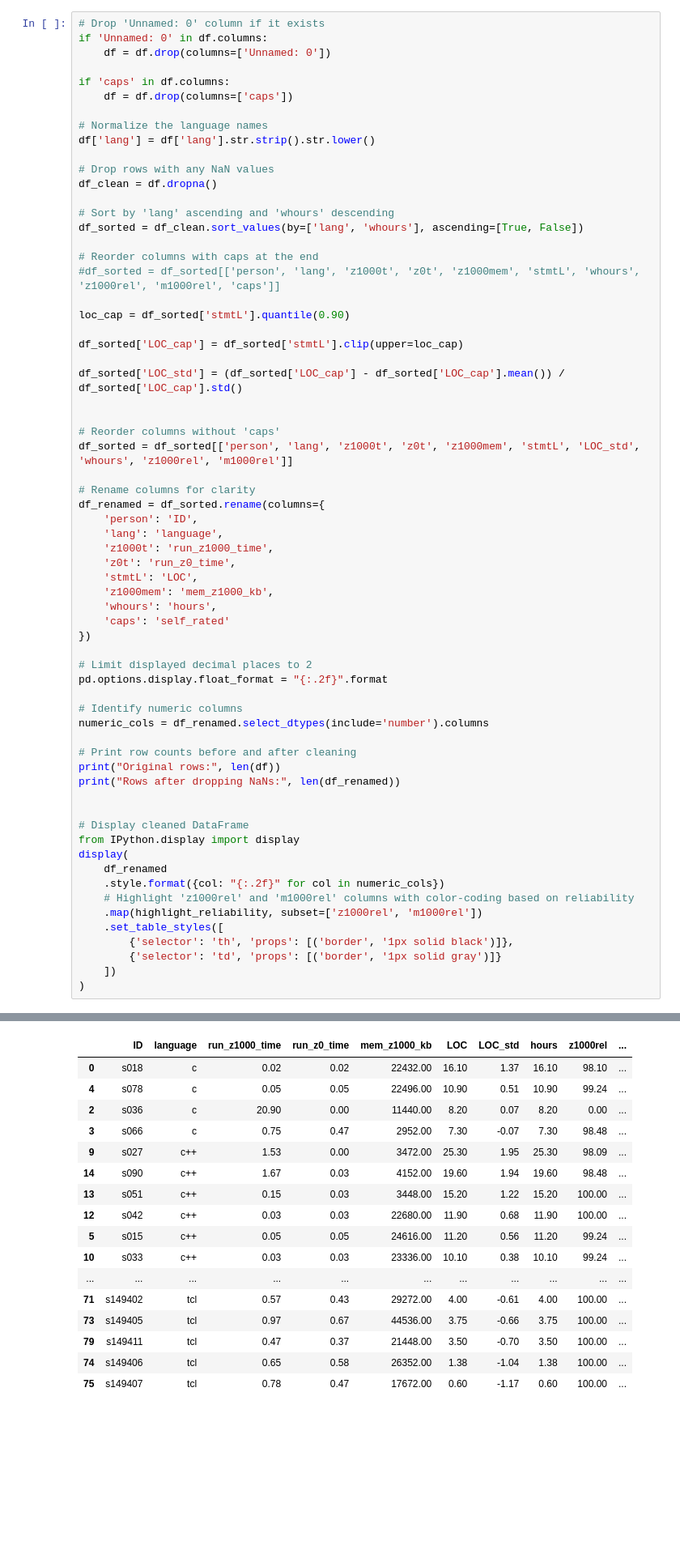
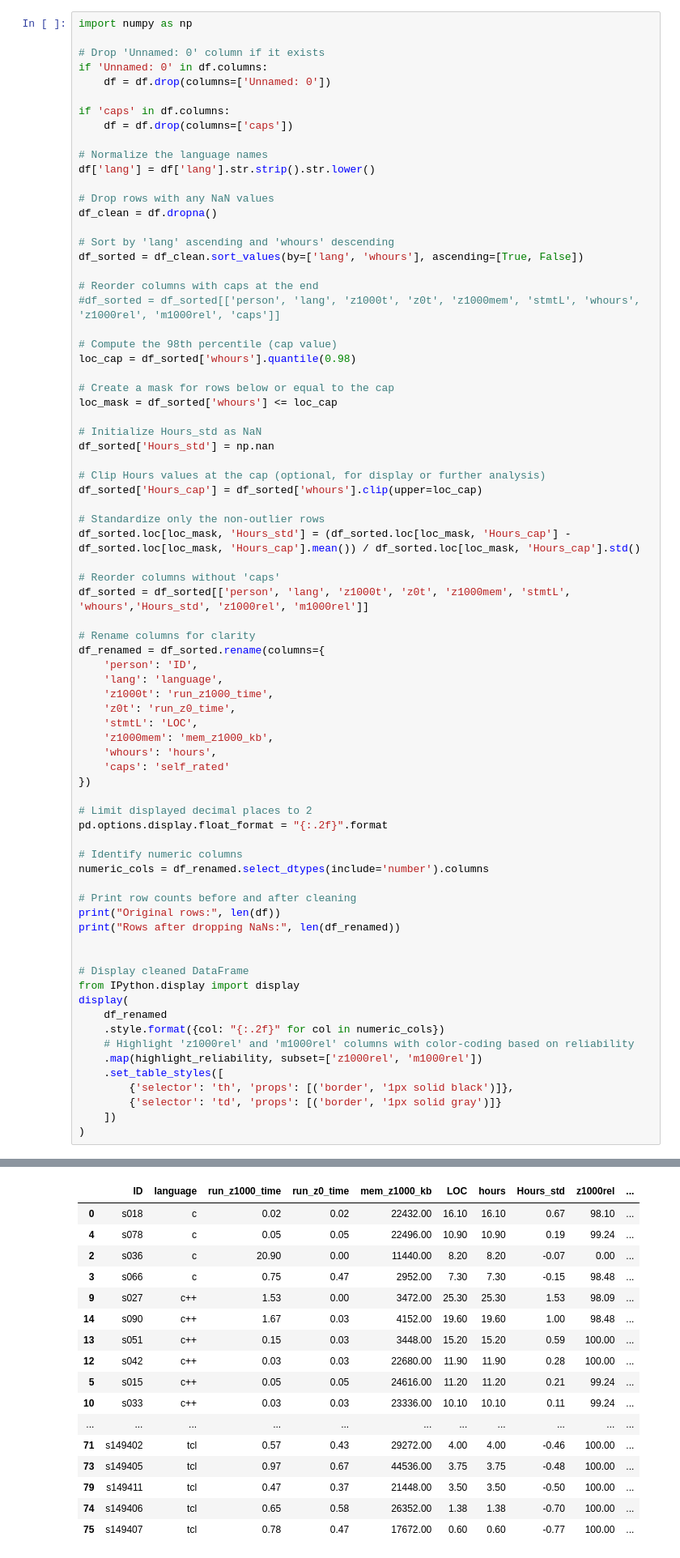
Before and after one commit to Beansak/Forskningsmetodik_assignment3, a Jupyter notebook: analysis.ipynb, the cells around one changed output, grey strips where cells are left out. Shown at 81% size. Cells and saved outputs as stored; diff of their text form; blank space fills up the shorter version.

```diff
--- a/analysis.ipynb
+++ b/analysis.ipynb
@@ -100,6 +100,8 @@ Before analyzing the dataset, it is important to ensure the data is complete and
    - The cleaned dataset is stored in `df_clean`.
    - We confirm that all missing values are removed by checking the sum of NaNs per column.
 # %%
+import numpy as np
+
 # Drop 'Unnamed: 0' column if it exists
 if 'Unnamed: 0' in df.columns:
     df = df.drop(columns=['Unnamed: 0'])
@@ -119,15 +121,23 @@ df_sorted = df_clean.sort_values(by=['lang', 'whours'], ascending=[True, False])
 # Reorder columns with caps at the end
 #df_sorted = df_sorted[['person', 'lang', 'z1000t', 'z0t', 'z1000mem', 'stmtL', 'whours', 'z1000rel', 'm1000rel', 'caps']]
 
-loc_cap = df_sorted['stmtL'].quantile(0.90)
+# Compute the 98th percentile (cap value)
+loc_cap = df_sorted['whours'].quantile(0.98)
 
-df_sorted['LOC_cap'] = df_sorted['stmtL'].clip(upper=loc_cap)
+# Create a mask for rows below or equal to the cap
+loc_mask = df_sorted['whours'] <= loc_cap
 
-df_sorted['LOC_std'] = (df_sorted['LOC_cap'] - df_sorted['LOC_cap'].mean()) / df_sorted['LOC_cap'].std()
+# Initialize Hours_std as NaN
+df_sorted['Hours_std'] = np.nan
 
+# Clip Hours values at the cap (optional, for display or further analysis)
+df_sorted['Hours_cap'] = df_sorted['whours'].clip(upper=loc_cap)
+
+# Standardize only the non-outlier rows
+df_sorted.loc[loc_mask, 'Hours_std'] = (df_sorted.loc[loc_mask, 'Hours_cap'] - df_sorted.loc[loc_mask, 'Hours_cap'].mean()) / df_sorted.loc[loc_mask, 'Hours_cap'].std()
 
 # Reorder columns without 'caps'
-df_sorted = df_sorted[['person', 'lang', 'z1000t', 'z0t', 'z1000mem', 'stmtL', 'LOC_std', 'whours', 'z1000rel', 'm1000rel']]
+df_sorted = df_sorted[['person', 'lang', 'z1000t', 'z0t', 'z1000mem', 'stmtL', 'whours','Hours_std', 'z1000rel', 'm1000rel']]
 
 # Rename columns for clarity
 df_renamed = df_sorted.rename(columns={
@@ -140,50 +150,50 @@ df_renamed = df_sorted.rename(columns={
     'whours': 'hours',
     'caps': 'self_rated'
 })
 
 # Limit displayed decimal places to 2
 pd.options.display.float_format = "{:.2f}".format
 
 # Identify numeric columns
 numeric_cols = df_renamed.select_dtypes(include='number').columns
 
 # Print row counts before and after cleaning
 print("Original rows:", len(df))
 print("Rows after dropping NaNs:", len(df_renamed))
 
 
 # Display cleaned DataFrame
 from IPython.display import display
 display(
     df_renamed
     .style.format({col: "{:.2f}" for col in numeric_cols})
     # Highlight 'z1000rel' and 'm1000rel' columns with color-coding based on reliability
     .map(highlight_reliability, subset=['z1000rel', 'm1000rel'])
     .set_table_styles([
         {'selector': 'th', 'props': [('border', '1px solid black')]},
         {'selector': 'td', 'props': [('border', '1px solid gray')]}
     ])
 )
 # %% [output]
 Original rows: 80
 Rows after dropping NaNs: 73
-|  | ID | language | run_z1000_time | run_z0_time | mem_z1000_kb | LOC | LOC_std | hours | z1000rel | ... |
-| 0 | s018 | c | 0.02 | 0.02 | 22432.00 | 16.10 | 1.37 | 16.10 | 98.10 | ... |
-| 4 | s078 | c | 0.05 | 0.05 | 22496.00 | 10.90 | 0.51 | 10.90 | 99.24 | ... |
-| 2 | s036 | c | 20.90 | 0.00 | 11440.00 | 8.20 | 0.07 | 8.20 | 0.00 | ... |
-| 3 | s066 | c | 0.75 | 0.47 | 2952.00 | 7.30 | -0.07 | 7.30 | 98.48 | ... |
-| 9 | s027 | c++ | 1.53 | 0.00 | 3472.00 | 25.30 | 1.95 | 25.30 | 98.09 | ... |
-| 14 | s090 | c++ | 1.67 | 0.03 | 4152.00 | 19.60 | 1.94 | 19.60 | 98.48 | ... |
-| 13 | s051 | c++ | 0.15 | 0.03 | 3448.00 | 15.20 | 1.22 | 15.20 | 100.00 | ... |
-| 12 | s042 | c++ | 0.03 | 0.03 | 22680.00 | 11.90 | 0.68 | 11.90 | 100.00 | ... |
-| 5 | s015 | c++ | 0.05 | 0.05 | 24616.00 | 11.20 | 0.56 | 11.20 | 99.24 | ... |
-| 10 | s033 | c++ | 0.03 | 0.03 | 23336.00 | 10.10 | 0.38 | 10.10 | 99.24 | ... |
+|  | ID | language | run_z1000_time | run_z0_time | mem_z1000_kb | LOC | hours | Hours_std | z1000rel | ... |
+| 0 | s018 | c | 0.02 | 0.02 | 22432.00 | 16.10 | 16.10 | 0.67 | 98.10 | ... |
+| 4 | s078 | c | 0.05 | 0.05 | 22496.00 | 10.90 | 10.90 | 0.19 | 99.24 | ... |
+| 2 | s036 | c | 20.90 | 0.00 | 11440.00 | 8.20 | 8.20 | -0.07 | 0.00 | ... |
+| 3 | s066 | c | 0.75 | 0.47 | 2952.00 | 7.30 | 7.30 | -0.15 | 98.48 | ... |
+| 9 | s027 | c++ | 1.53 | 0.00 | 3472.00 | 25.30 | 25.30 | 1.53 | 98.09 | ... |
+| 14 | s090 | c++ | 1.67 | 0.03 | 4152.00 | 19.60 | 19.60 | 1.00 | 98.48 | ... |
+| 13 | s051 | c++ | 0.15 | 0.03 | 3448.00 | 15.20 | 15.20 | 0.59 | 100.00 | ... |
+| 12 | s042 | c++ | 0.03 | 0.03 | 22680.00 | 11.90 | 11.90 | 0.28 | 100.00 | ... |
+| 5 | s015 | c++ | 0.05 | 0.05 | 24616.00 | 11.20 | 11.20 | 0.21 | 99.24 | ... |
+| 10 | s033 | c++ | 0.03 | 0.03 | 23336.00 | 10.10 | 10.10 | 0.11 | 99.24 | ... |
 | ... | ... | ... | ... | ... | ... | ... | ... | ... | ... | ... |
-| 71 | s149402 | tcl | 0.57 | 0.43 | 29272.00 | 4.00 | -0.61 | 4.00 | 100.00 | ... |
-| 73 | s149405 | tcl | 0.97 | 0.67 | 44536.00 | 3.75 | -0.66 | 3.75 | 100.00 | ... |
-| 79 | s149411 | tcl | 0.47 | 0.37 | 21448.00 | 3.50 | -0.70 | 3.50 | 100.00 | ... |
-| 74 | s149406 | tcl | 0.65 | 0.58 | 26352.00 | 1.38 | -1.04 | 1.38 | 100.00 | ... |
-| 75 | s149407 | tcl | 0.78 | 0.47 | 17672.00 | 0.60 | -1.17 | 0.60 | 100.00 | ... |
+| 71 | s149402 | tcl | 0.57 | 0.43 | 29272.00 | 4.00 | 4.00 | -0.46 | 100.00 | ... |
+| 73 | s149405 | tcl | 0.97 | 0.67 | 44536.00 | 3.75 | 3.75 | -0.48 | 100.00 | ... |
+| 79 | s149411 | tcl | 0.47 | 0.37 | 21448.00 | 3.50 | 3.50 | -0.50 | 100.00 | ... |
+| 74 | s149406 | tcl | 0.65 | 0.58 | 26352.00 | 1.38 | 1.38 | -0.70 | 100.00 | ... |
+| 75 | s149407 | tcl | 0.78 | 0.47 | 17672.00 | 0.60 | 0.60 | -0.77 | 100.00 | ... |
 # %%
 import sys
 print(sys.executable)
```
